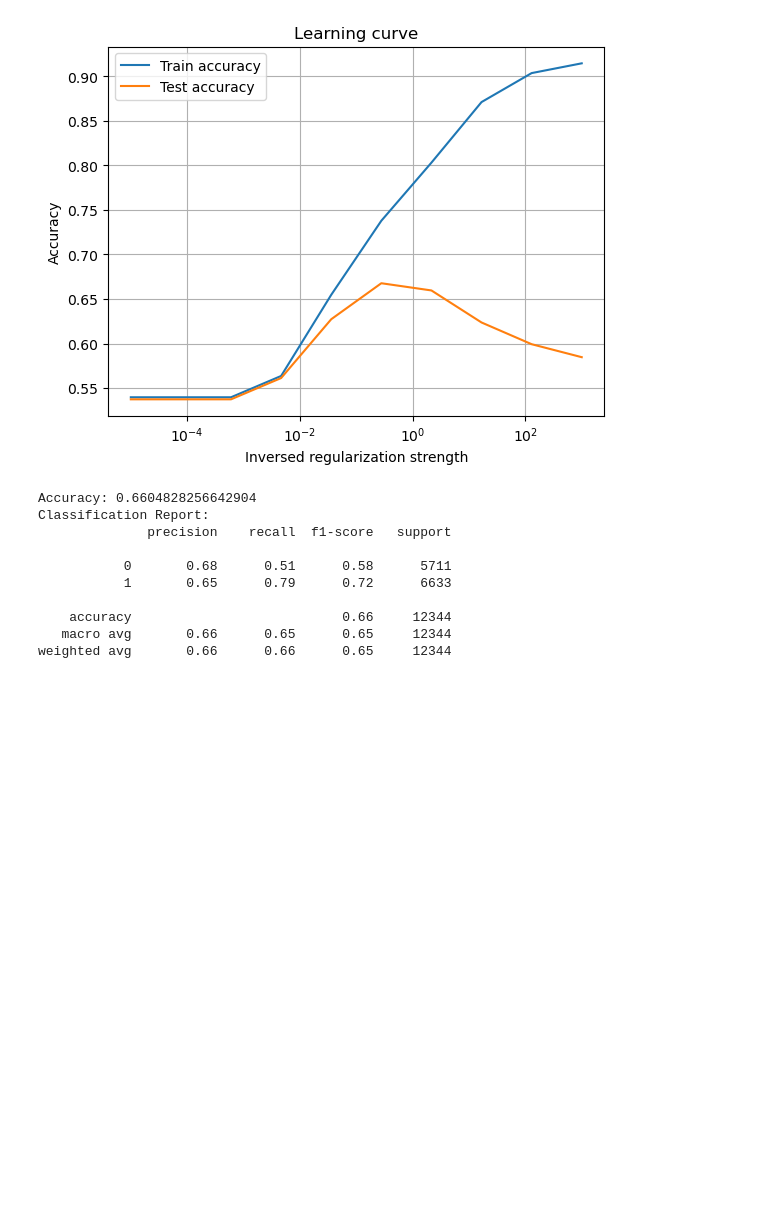
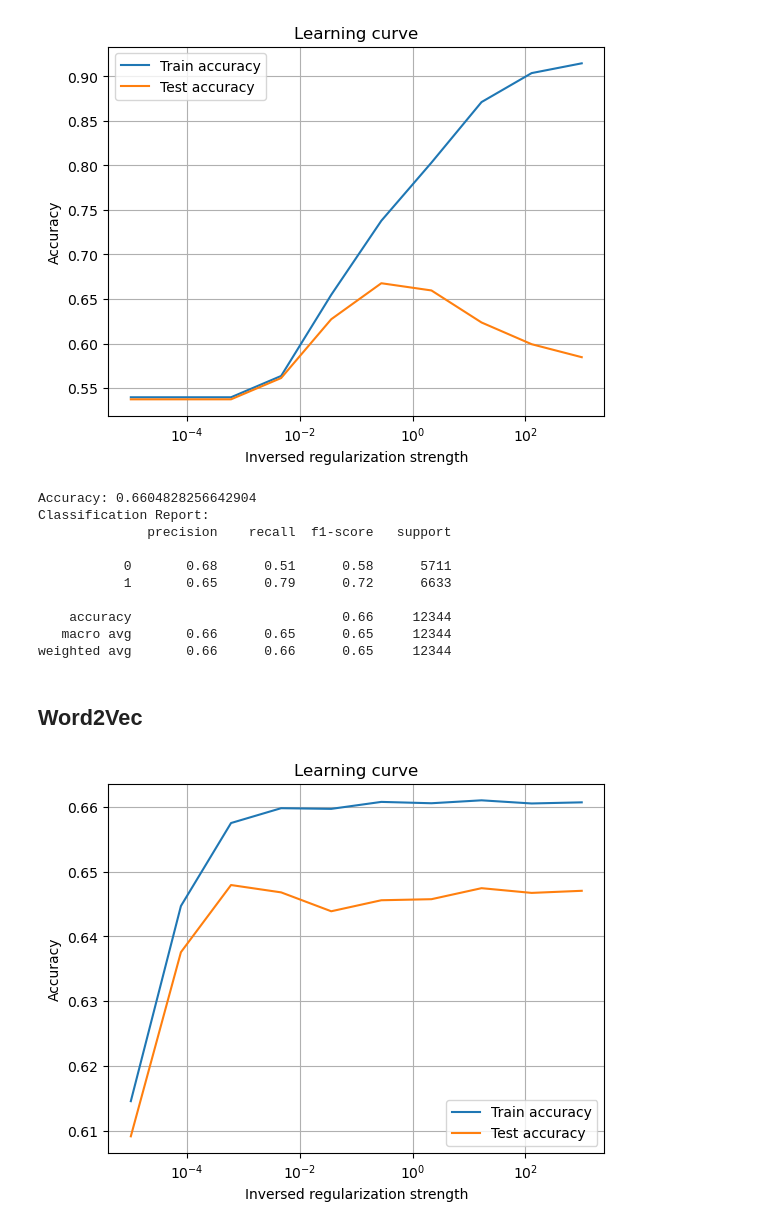
Before and after one commit to dr-leto/unimi, a Jupyter notebook: text_mining/Hate speech detection.ipynb, the cells around one changed output. Cells and saved outputs as stored; diff of their text form; code cells hidden in the pictures; blank space fills up the shorter version.

```diff
--- a/text_mining/Hate speech detection.ipynb
+++ b/text_mining/Hate speech detection.ipynb
@@ -163,3 +172,24 @@ Classification Report:
     accuracy                           0.66     12344
    macro avg       0.66      0.65      0.65     12344
 weighted avg       0.66      0.66      0.65     12344
+# %% [markdown]
+## Word2Vec
+# %%
+nlp = spacy.load("en_core_web_md")
+# %%
+X = df["clean_text"].progress_apply(lambda x: nlp(x).vector).to_numpy()
+X = np.stack(X)
+# %%
+y = df['is_hate']
+
+X_train, X_test, y_train, y_test = train_test_split(X, y, test_size=0.3, random_state=42)
+# %%
+# Tuning the inversed regularization strength of logistic regression
+reg_params = np.logspace(-5, 3, 10)
+
+train_acc, test_acc = tune_lr(X_train, X_test, y_train, y_test, reg_params)
+# %%
+# Plot the learning curve
+plot_learning_curve(reg_params, train_acc, test_acc)
+# %% [output]
+[figure, added]
```
Also changed, not shown: parts of 18 cells of this notebook.
